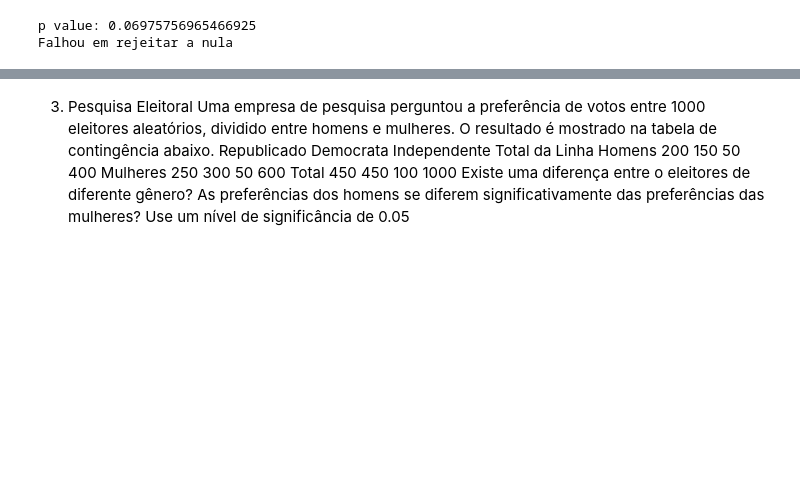
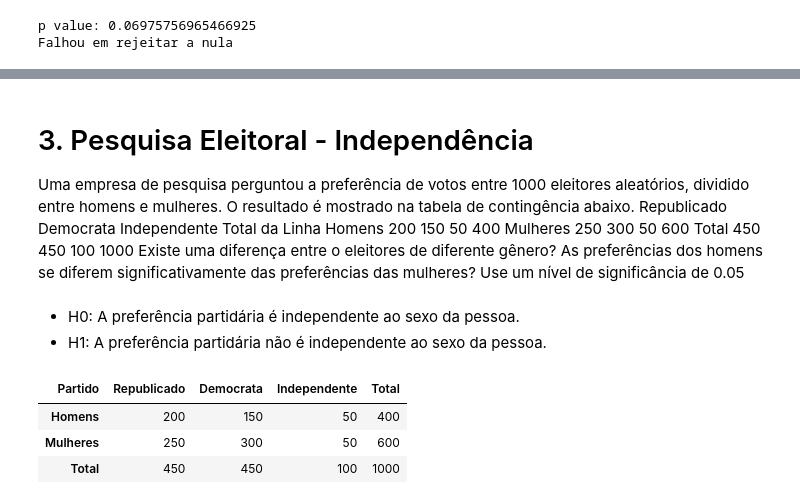
Before and after one commit to miguelzph/ab_test, a Jupyter notebook: notebooks/exercicios_aula_23.ipynb, the cells around one changed output, grey strips where cells are left out. Drawn from its saved outputs; the diff is of its cells as text; code cells hidden in the pictures; blank space fills up the shorter version.

```diff
--- a/notebooks/exercicios_aula_23.ipynb
+++ b/notebooks/exercicios_aula_23.ipynb
@@ -132,5 +203,5 @@ de significância de 0.05
 # %% [markdown]
-3. Pesquisa Eleitoral
+# 3. Pesquisa Eleitoral - Independência
 Uma empresa de pesquisa perguntou a preferência de votos entre 1000 eleitores
 aleatórios, dividido entre homens e mulheres.
 O resultado é mostrado na tabela de contingência abaixo.
@@ -141,3 +212,19 @@ Total 450 450 100 1000
 Existe uma diferença entre o eleitores de diferente gênero? As preferências dos
 homens se diferem significativamente das preferências das mulheres? Use um nível
 de significância de 0.05
+# %% [markdown]
+- H0: A preferência partidária é independente ao sexo da pessoa.
+- H1: A preferência partidária não é independente ao sexo da pessoa.
+# %%
+df3 = pd.DataFrame({'Homens':[200, 150, 50], 'Mulheres':[250, 300, 50],
+                    'Partido':['Republicado', 'Democrata', 'Independente']})
+df3 = df3.set_index('Partido')
+df3['Total'] = df3.sum(axis=1)
+df3.loc['Total'] = df3.sum(axis=0)
+df3 = df3.T.copy()
+df3
+# %% [output]
+| Partido | Republicado | Democrata | Independente | Total |
+| Homens | 200 | 150 | 50 | 400 |
+| Mulheres | 250 | 300 | 50 | 600 |
+| Total | 450 | 450 | 100 | 1000 |
```
Also changed, not shown: parts of 42 cells of this notebook, 1 other file.
